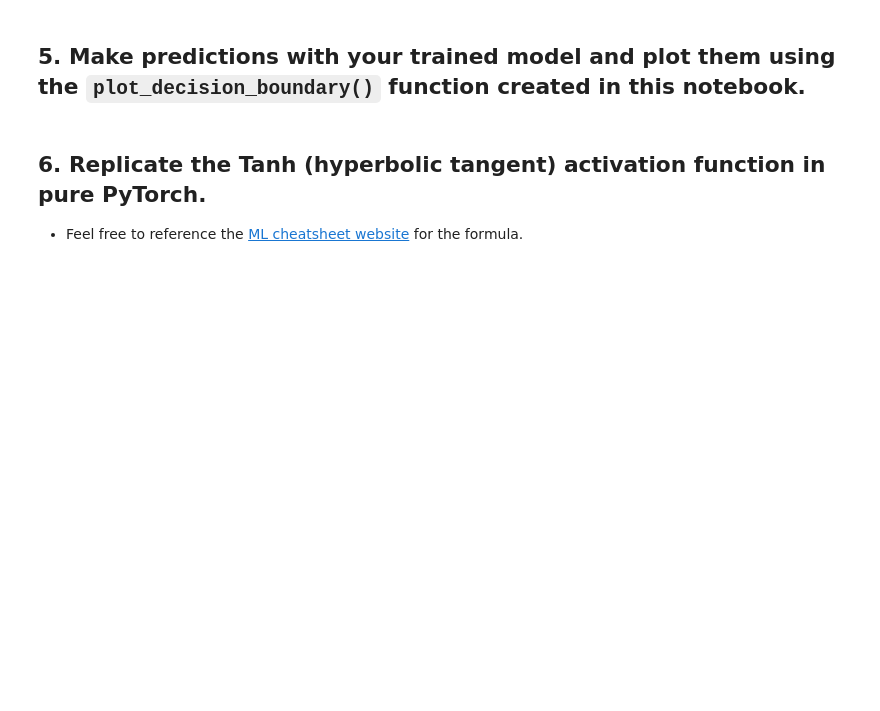
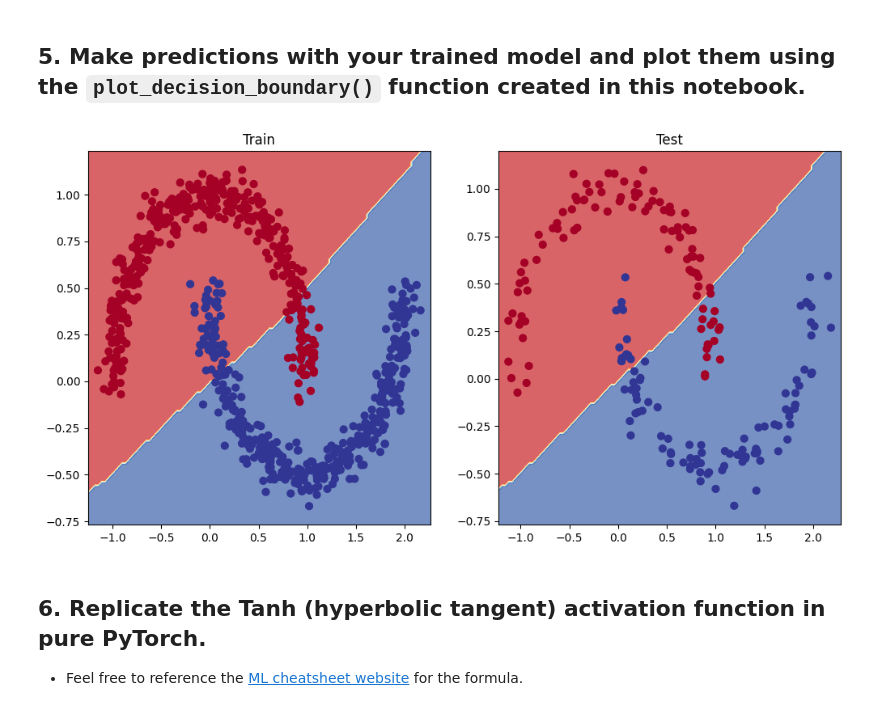
Before and after one commit to M-S-ibrahim/ArewaDS-Deep-Learning-, a Jupyter notebook: Exercises3.ipynb, the cells around one changed output. Drawn from its saved outputs; the diff is of its cells as text; code cells hidden in the pictures; blank space fills up the shorter version.

```diff
--- a/Exercises3.ipynb
+++ b/Exercises3.ipynb
@@ -54,8 +58,12 @@ df.head()
 # Visualize the data on a scatter plot
 import matplotlib.pyplot as plt
 # %%
+
 # Turn data into tensors of dtype float
-
+X_train = X_train.to(device)
+X_test = X_test.to(device)
+y_train = y_train.to(device)
+y_test = y_test.to(device)
 
 # Split the data into train and test sets (80% train, 20% test)
 from sklearn.model_selection import train_test_split
@@ -68,20 +76,26 @@ from torch import nn
 
 # Inherit from nn.Module to make a model capable of fitting the mooon data
 class MoonModelV0(nn.Module):
-    ## Your code here ##
+    def __init__(self):
+        super().__init__()
+        self.layer_1 = nn.Linear(in_features=2, out_features=10)
+        self.layer_2 = nn.Linear(in_features=10, out_features=10)
+        self.layer_3 = nn.Linear(in_features=10, out_features=1)
+        self.relu = nn.ReLU() # <- add in ReLU activation function
 
     def forward(self, x):
-        ## Your code here ##
-        return
-
+        # Pass data through the layers
+        return self.layer_3(self.relu(self.layer_2(self.relu(self.layer_1(x)))))
 # Instantiate the model
-## Your code here ##
+model_0 = MoonModelV0().to(device)
 # %% [markdown]
 ## 3. Setup a binary classification compatible loss function and optimizer to use when training the model built in 2.
 # %%
 # Setup loss function
+loss_fn = nn.BCEWithLogitsLoss() # BCEWithLogitsLoss combines a Sigmoid layer and BCELoss in one single class
 
 # Setup optimizer to optimize model's parameters
+optimizer = torch.optim.SGD(params=model_0.parameters(), lr=0.1)
 # %% [markdown]
 ## 4. Create a training and testing loop to fit the model you created in 2 to the data you created in 1.
   * Do a forward pass of the model to see what's coming out in the form of logits, prediction probabilities and labels.
@@ -112,6 +161,6 @@ Pred labels:
 from torchmetrics import Accuracy
 
 ## TODO: Uncomment this code to use the Accuracy function
-# acc_fn = Accuracy(task="multiclass", num_classes=2).to(device) # send accuracy function to device
-# acc_fn
+acc_fn = Accuracy(task="multiclass", num_classes=2).to(device) # send accuracy function to device
+acc_fn
 # %%
@@ -208,3 +268,15 @@ def plot_decision_boundary(model, X, y):
+# %%
+# Plot decision boundaries for training and test sets
+plt.figure(figsize=(12, 6))
+plt.subplot(1, 2, 1)
+plt.title("Train")
+plot_decision_boundary(model_0, X_train, y_train)
+plt.subplot(1, 2, 2)
+plt.title("Test")
+plot_decision_boundary(model_0, X_test, y_test)
+plt.show()
+# %% [output]
+[figure, added]
 # %% [markdown]
 ## 6. Replicate the Tanh (hyperbolic tangent) activation function in pure PyTorch.
   * Feel free to reference the [ML cheatsheet website](https://ml-cheatsheet.readthedocs.io/en/latest/activation_functions.html#tanh) for the formula.
```
Also changed, not shown: parts of 19 cells of this notebook.
